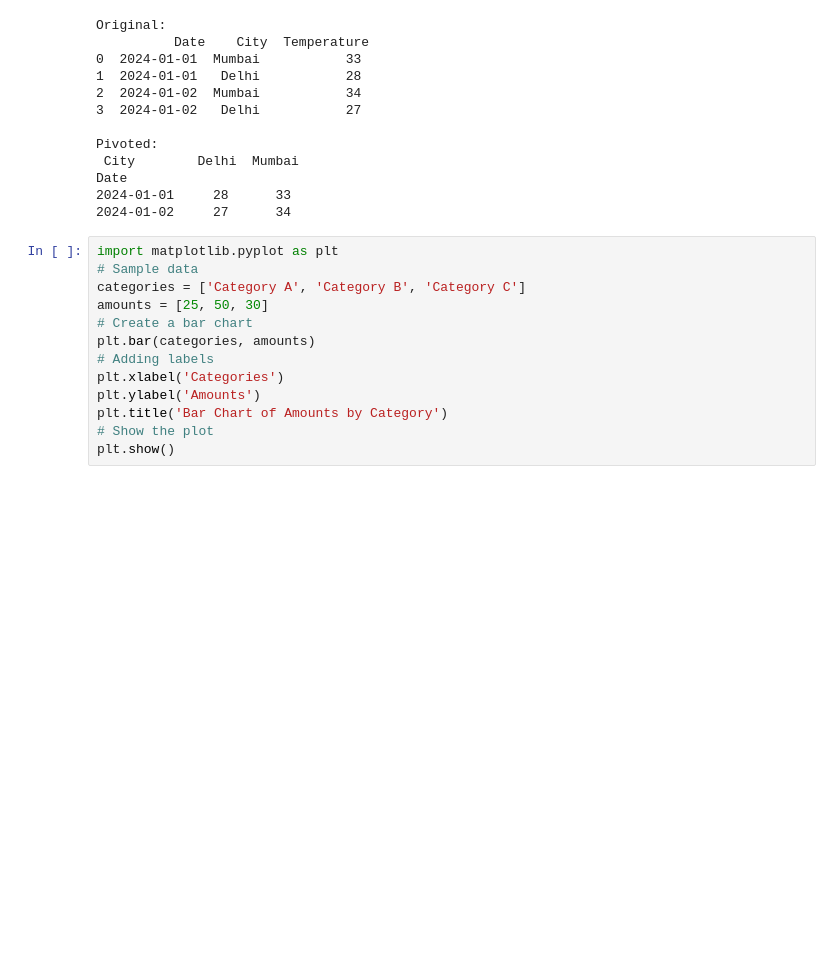
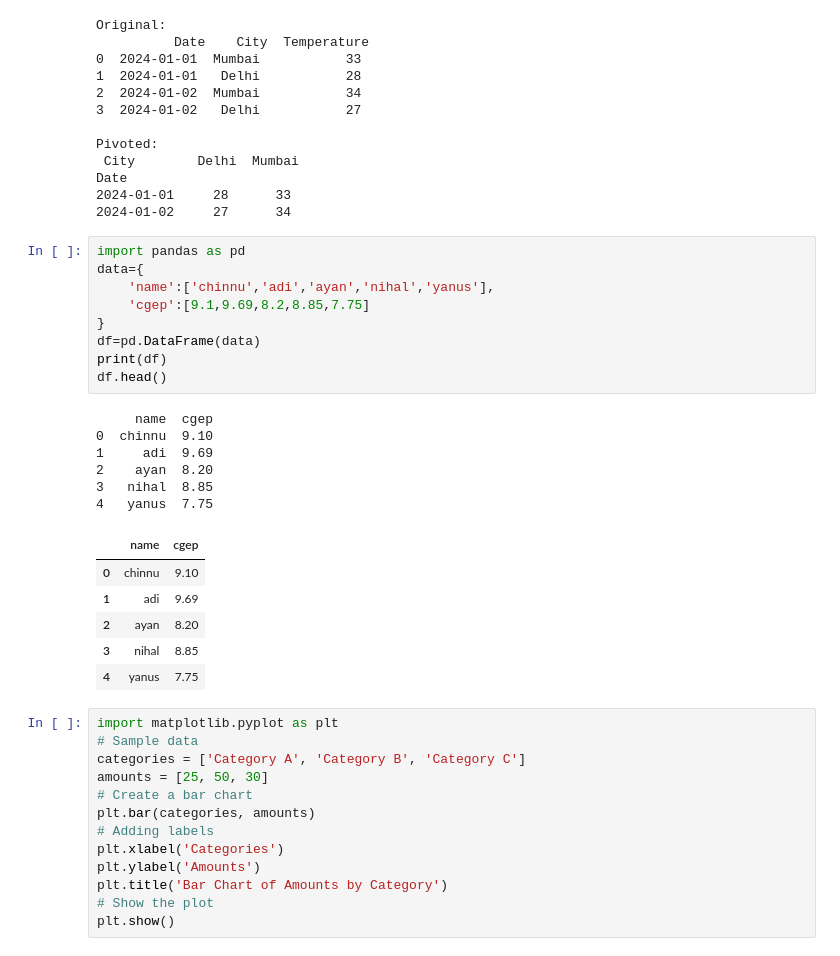
Before and after one commit to Adityavb121/23cs503, a Jupyter notebook: AIML_Lab_Exercise.ipynb, the cells around one changed output. Drawn from its saved outputs; the diff is of its cells as text; blank space fills up the shorter version.

```diff
--- a/AIML_Lab_Exercise.ipynb
+++ b/AIML_Lab_Exercise.ipynb
@@ -1802,6 +1802,28 @@ Pivoted:
 Date
 2024-01-01     28      33
 2024-01-02     27      34
+# %%
+import pandas as pd
+data={
+    'name':['chinnu','adi','ayan','nihal','yanus'],
+    'cgep':[9.1,9.69,8.2,8.85,7.75]
+}
+df=pd.DataFrame(data)
+print(df)
+df.head()
+# %% [output]
+     name  cgep
+0  chinnu  9.10
+1     adi  9.69
+2    ayan  8.20
+3   nihal  8.85
+4   yanus  7.75
+|  | name | cgep |
+| 0 | chinnu | 9.10 |
+| 1 | adi | 9.69 |
+| 2 | ayan | 8.20 |
+| 3 | nihal | 8.85 |
+| 4 | yanus | 7.75 |
 # %%
 import matplotlib.pyplot as plt
 # Sample data
```
Also changed, not shown: parts of 1 cell of this notebook.
